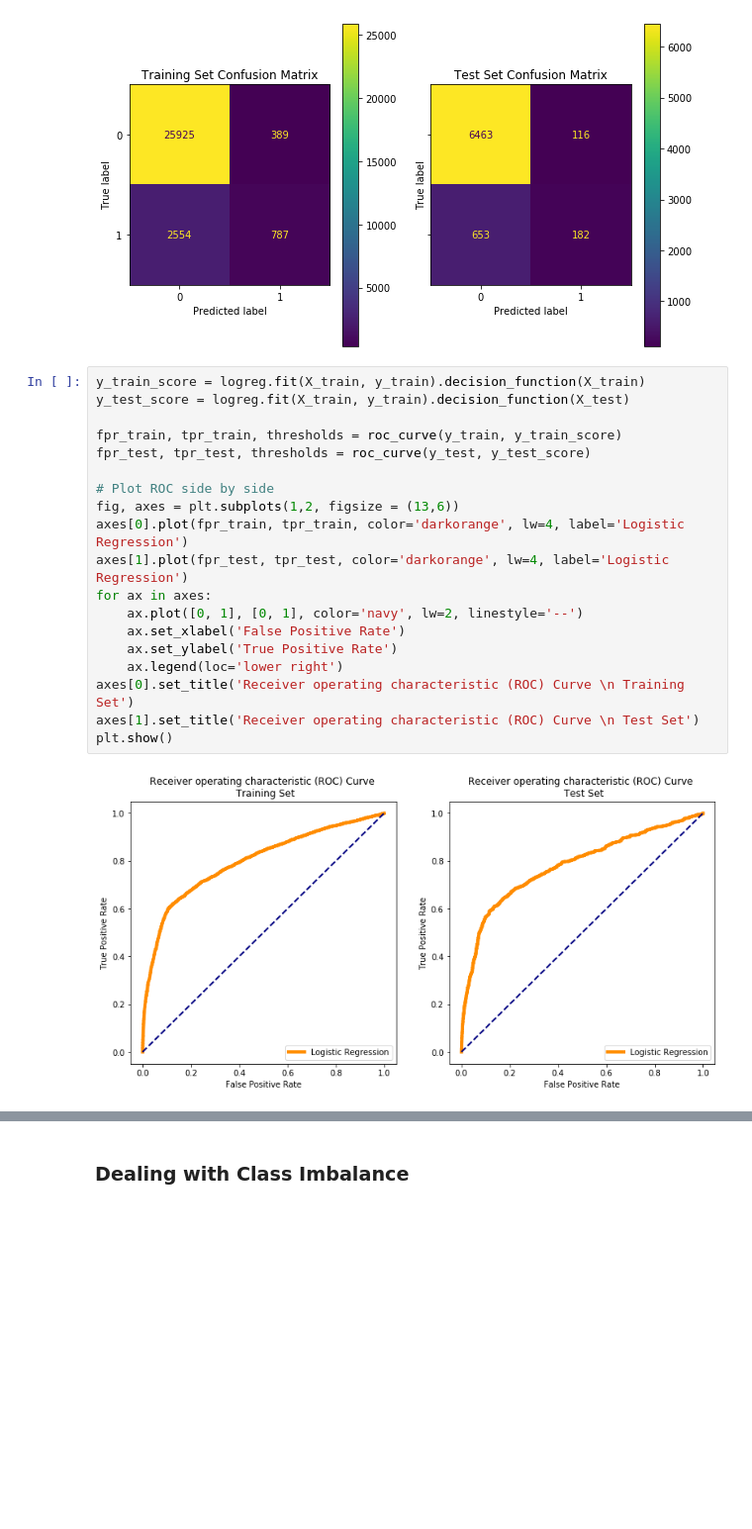
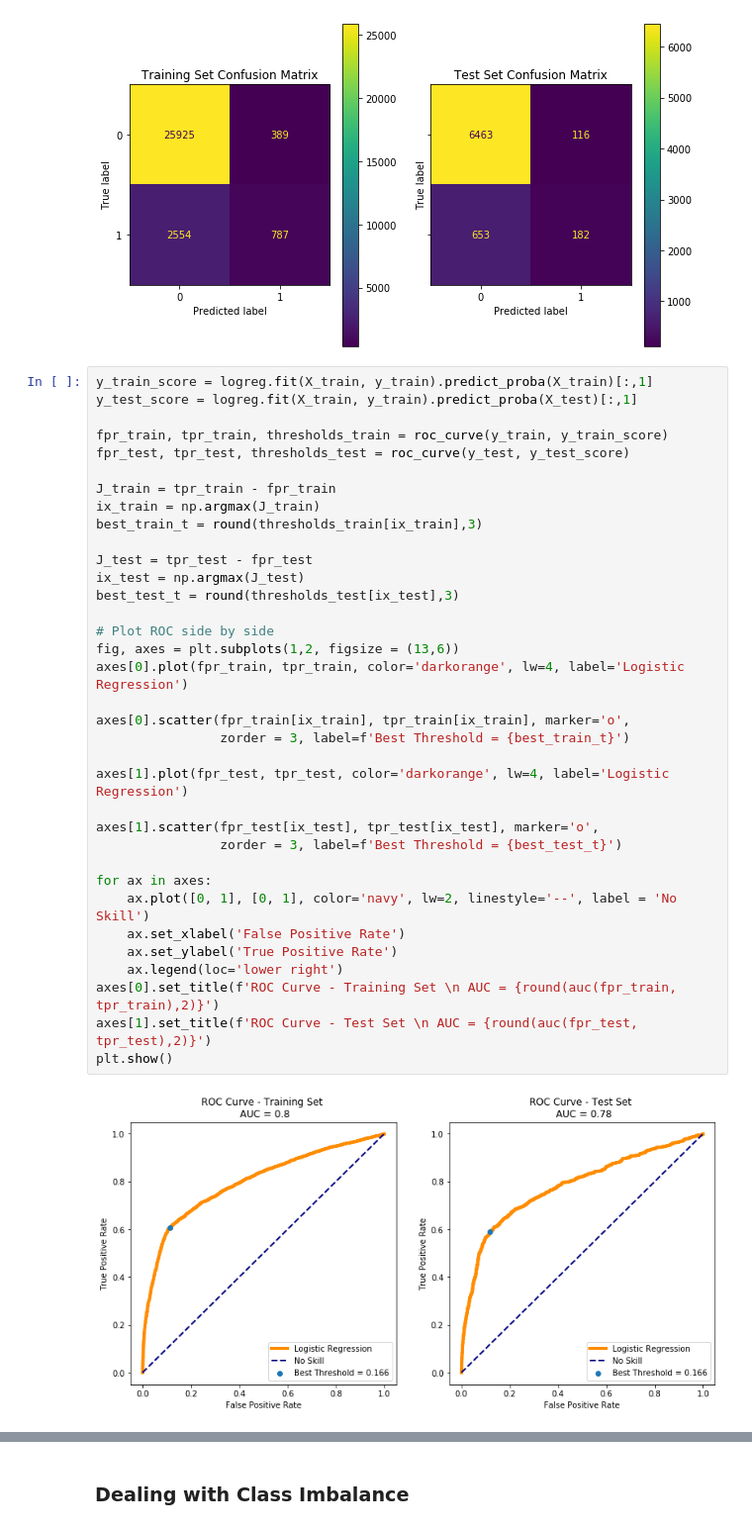
Before and after one commit to nadinezab/bank-marketing, a Jupyter notebook: bank-marketing.ipynb, the cells around one changed output, grey strips where cells are left out. Shown: that part at 99% size. Cells and saved outputs as stored; diff of their text form; blank space fills up the shorter version.

```diff
--- a/bank-marketing.ipynb
+++ b/bank-marketing.ipynb
@@ -1262,23 +1340,39 @@ plt.show()
 # %% [output]
 [figure]
 # %%
-y_train_score = logreg.fit(X_train, y_train).decision_function(X_train)
-y_test_score = logreg.fit(X_train, y_train).decision_function(X_test)
+y_train_score = logreg.fit(X_train, y_train).predict_proba(X_train)[:,1]
+y_test_score = logreg.fit(X_train, y_train).predict_proba(X_test)[:,1]
 
-fpr_train, tpr_train, thresholds = roc_curve(y_train, y_train_score)
-fpr_test, tpr_test, thresholds = roc_curve(y_test, y_test_score)
+fpr_train, tpr_train, thresholds_train = roc_curve(y_train, y_train_score)
+fpr_test, tpr_test, thresholds_test = roc_curve(y_test, y_test_score)
+
+J_train = tpr_train - fpr_train
+ix_train = np.argmax(J_train)
+best_train_t = round(thresholds_train[ix_train],3)
+
+J_test = tpr_test - fpr_test
+ix_test = np.argmax(J_test)
+best_test_t = round(thresholds_test[ix_test],3)
 
 # Plot ROC side by side
 fig, axes = plt.subplots(1,2, figsize = (13,6))
 axes[0].plot(fpr_train, tpr_train, color='darkorange', lw=4, label='Logistic Regression')
+
+axes[0].scatter(fpr_train[ix_train], tpr_train[ix_train], marker='o',
+                zorder = 3, label=f'Best Threshold = {best_train_t}')
+
 axes[1].plot(fpr_test, tpr_test, color='darkorange', lw=4, label='Logistic Regression')
+
+axes[1].scatter(fpr_test[ix_test], tpr_test[ix_test], marker='o',
+                zorder = 3, label=f'Best Threshold = {best_test_t}')
+
 for ax in axes:
-    ax.plot([0, 1], [0, 1], color='navy', lw=2, linestyle='--')
+    ax.plot([0, 1], [0, 1], color='navy', lw=2, linestyle='--', label = 'No Skill')
     ax.set_xlabel('False Positive Rate')
     ax.set_ylabel('True Positive Rate')
     ax.legend(loc='lower right')
-axes[0].set_title('Receiver operating characteristic (ROC) Curve \n Training Set')
-axes[1].set_title('Receiver operating characteristic (ROC) Curve \n Test Set')
+axes[0].set_title(f'ROC Curve - Training Set \n AUC = {round(auc(fpr_train, tpr_train),2)}')
+axes[1].set_title(f'ROC Curve - Test Set \n AUC = {round(auc(fpr_test, tpr_test),2)}')
 plt.show()
 # %% [output]
-[figure, old version]
+[figure, new version]
```
Also changed, not shown: parts of 31 cells of this notebook.
